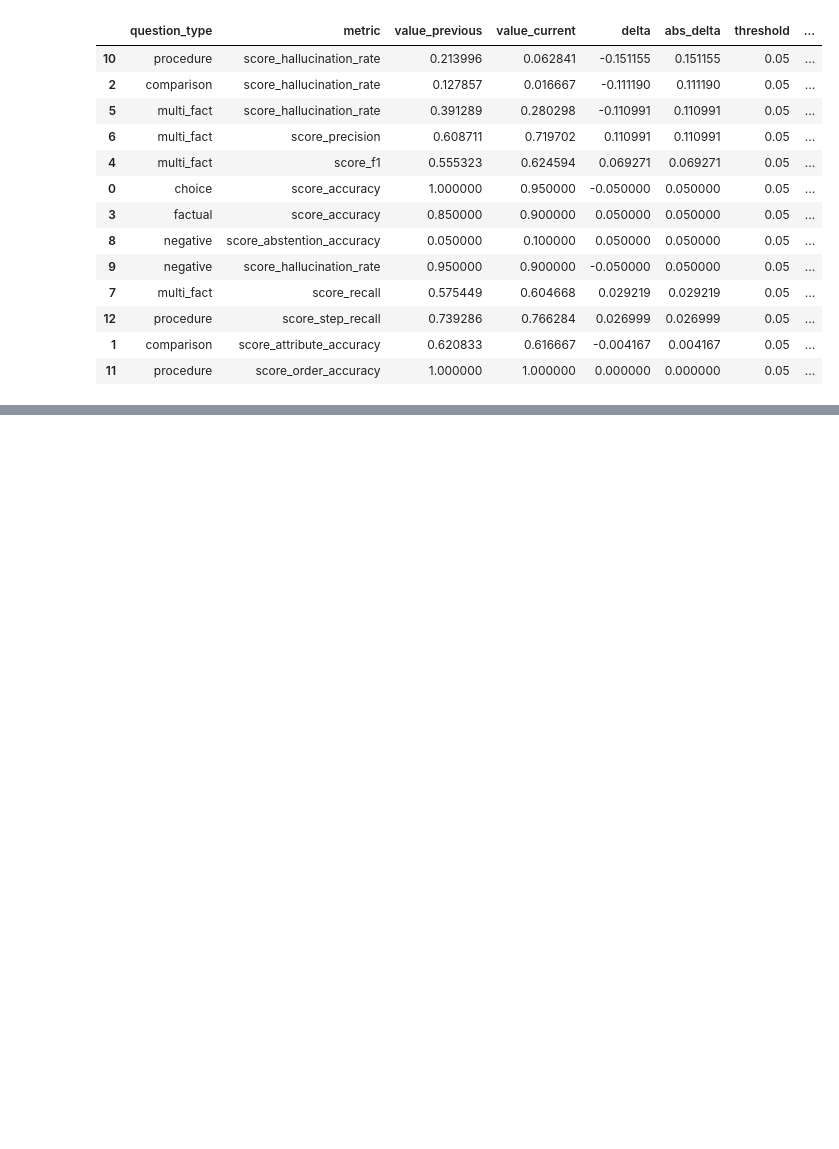
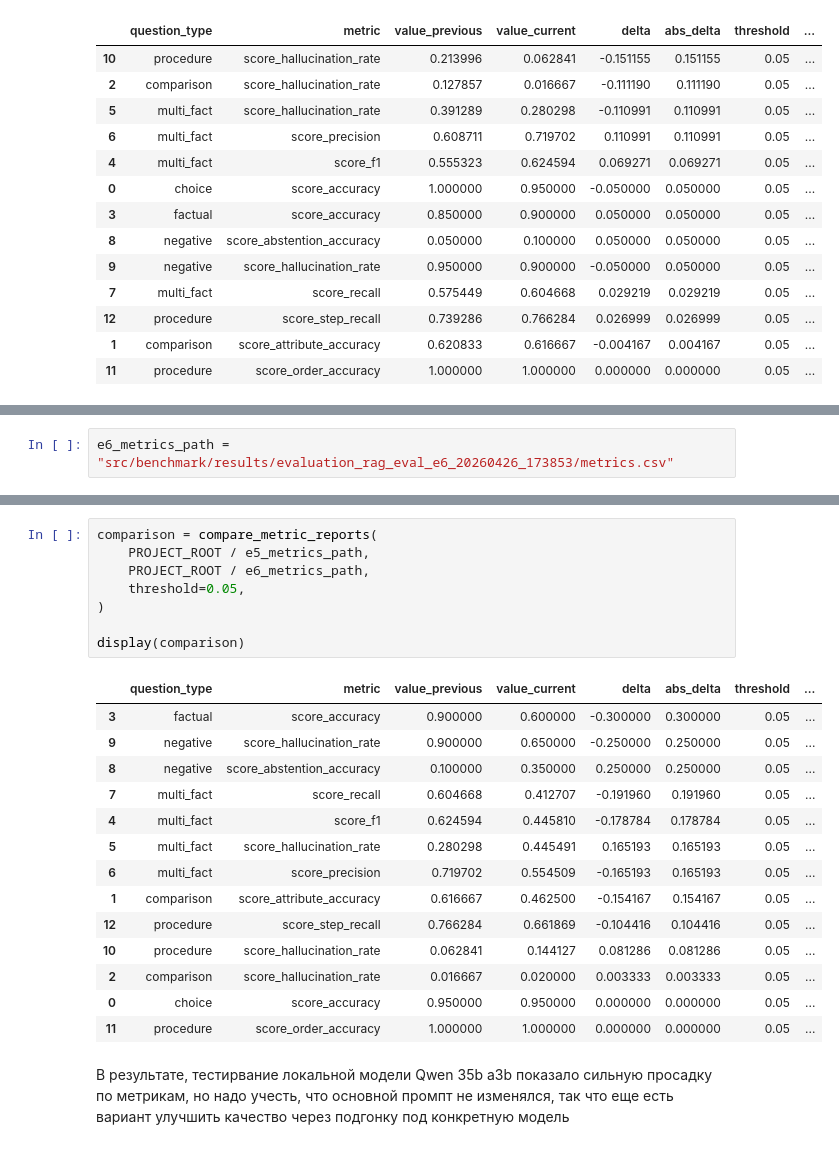
Before and after one commit to d4niluck/degree, a Jupyter notebook: src/benchmark/notebooks/evaluate_benchmark.ipynb, the cells around one changed output, grey strips where cells are left out. Drawn from its saved outputs; the diff is of its cells as text; blank space fills up the shorter version.

```diff
--- a/src/benchmark/notebooks/evaluate_benchmark.ipynb
+++ b/src/benchmark/notebooks/evaluate_benchmark.ipynb
@@ -1030,0 +1161,2 @@ display(comparison)
+# %%
+e6_metrics_path = "src/benchmark/results/evaluation_rag_eval_e6_20260426_173853/metrics.csv"
@@ -1030,0 +1198,25 @@ display(comparison)
+# %%
+comparison = compare_metric_reports(
+    PROJECT_ROOT / e5_metrics_path,
+    PROJECT_ROOT / e6_metrics_path,
+    threshold=0.05,
+)
+
+display(comparison)
+# %% [output]
+|  | question_type | metric | value_previous | value_current | delta | abs_delta | threshold | ... |
+| 3 | factual | score_accuracy | 0.900000 | 0.600000 | -0.300000 | 0.300000 | 0.05 | ... |
+| 9 | negative | score_hallucination_rate | 0.900000 | 0.650000 | -0.250000 | 0.250000 | 0.05 | ... |
+| 8 | negative | score_abstention_accuracy | 0.100000 | 0.350000 | 0.250000 | 0.250000 | 0.05 | ... |
+| 7 | multi_fact | score_recall | 0.604668 | 0.412707 | -0.191960 | 0.191960 | 0.05 | ... |
+| 4 | multi_fact | score_f1 | 0.624594 | 0.445810 | -0.178784 | 0.178784 | 0.05 | ... |
+| 5 | multi_fact | score_hallucination_rate | 0.280298 | 0.445491 | 0.165193 | 0.165193 | 0.05 | ... |
+| 6 | multi_fact | score_precision | 0.719702 | 0.554509 | -0.165193 | 0.165193 | 0.05 | ... |
+| 1 | comparison | score_attribute_accuracy | 0.616667 | 0.462500 | -0.154167 | 0.154167 | 0.05 | ... |
+| 12 | procedure | score_step_recall | 0.766284 | 0.661869 | -0.104416 | 0.104416 | 0.05 | ... |
+| 10 | procedure | score_hallucination_rate | 0.062841 | 0.144127 | 0.081286 | 0.081286 | 0.05 | ... |
+| 2 | comparison | score_hallucination_rate | 0.016667 | 0.020000 | 0.003333 | 0.003333 | 0.05 | ... |
+| 0 | choice | score_accuracy | 0.950000 | 0.950000 | 0.000000 | 0.000000 | 0.05 | ... |
+| 11 | procedure | score_order_accuracy | 1.000000 | 1.000000 | 0.000000 | 0.000000 | 0.05 | ... |
+# %% [markdown]
+В результате, тестирвание локальной модели Qwen 35b a3b показало сильную просадку по метрикам, но надо учесть, что основной промпт не изменялся, так что еще есть вариант улучшить качество через подгонку под конкретную модель
```
Also changed, not shown: parts of 14 cells of this notebook, 8 other files.
